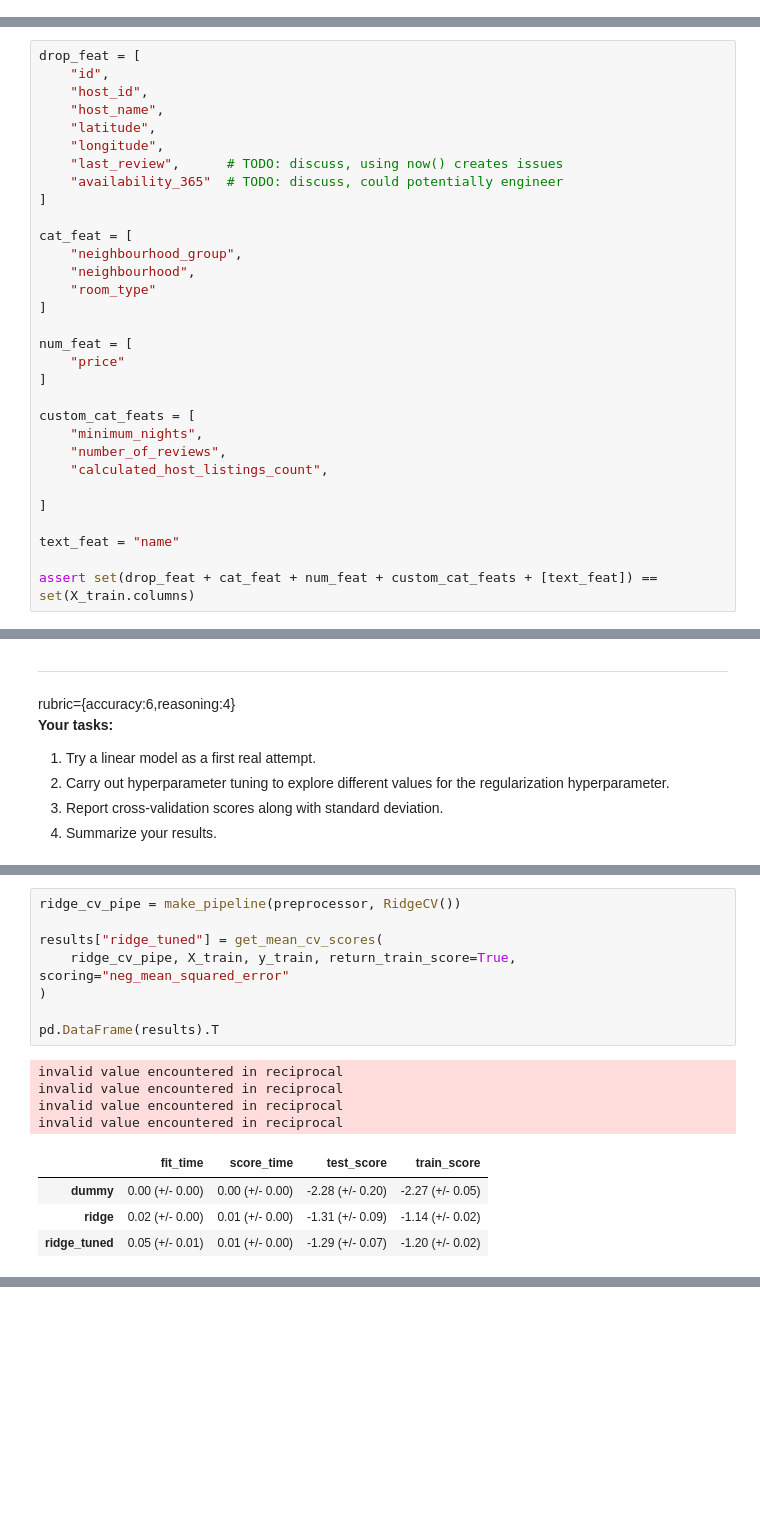
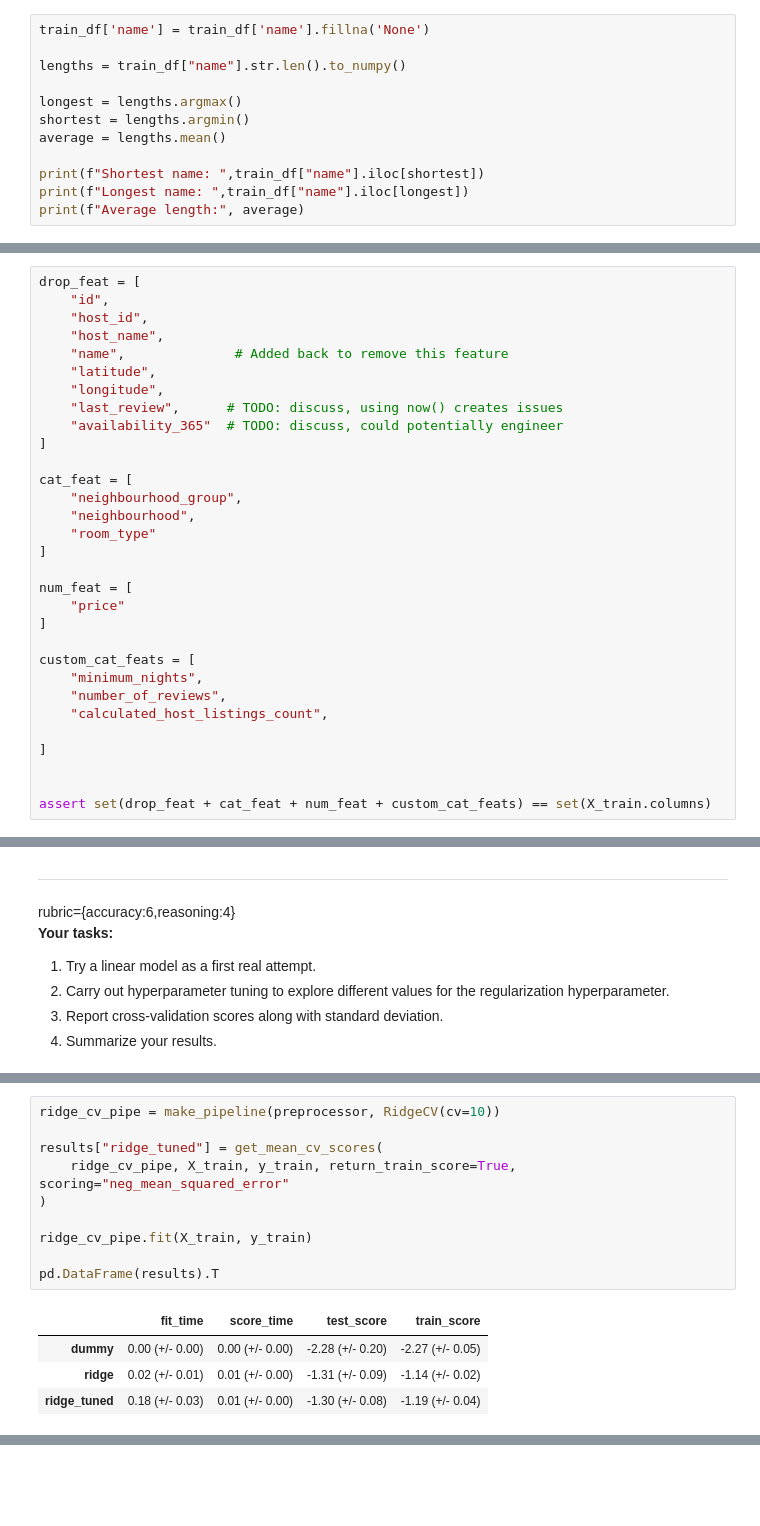
Before and after one commit to mel-liow/ml-nyc-airbnb, a Jupyter notebook: analysis.ipynb, the cells around one changed output, grey strips where cells are left out. Cells and saved outputs as stored; diff of their text form; blank space fills up the shorter version.

```diff
--- a/analysis.ipynb
+++ b/analysis.ipynb
@@ -341,0 +348,12 @@ We will use root mean squared error as the main metric to assess our model.  We
+# %%
+train_df['name'] = train_df['name'].fillna('None')
+
+lengths = train_df["name"].str.len().to_numpy()
+
+longest = lengths.argmax()
+shortest = lengths.argmin()
+average = lengths.mean()
+
+print(f"Shortest name: ",train_df["name"].iloc[shortest])
+print(f"Longest name: ",train_df["name"].iloc[longest])
+print(f"Average length:", average)
@@ -431,6 +488,7 @@ drop_feat = [
     "id",
     "host_id",
     "host_name",
+    "name",              # Added back to remove this feature
     "latitude",
     "longitude",
     "last_review",      # TODO: discuss, using now() creates issues
@@ -454,9 +512,8 @@ custom_cat_feats = [
 
 ]
 
-text_feat = "name"
 
-assert set(drop_feat + cat_feat + num_feat + custom_cat_feats + [text_feat]) == set(X_train.columns)
+assert set(drop_feat + cat_feat + num_feat + custom_cat_feats) == set(X_train.columns)
 # %% [markdown]
 ### Dropped features:
 - `longitude` and `latitude`: From the EDA we have to decided to drop longitude and latitude based on the fact that we have geographical boundaries encoded by the `neighbourhood_group` and `neighbourhood` features.
@@ -590,18 +652,16 @@ pd.DataFrame(results).T
 # %%
-ridge_cv_pipe = make_pipeline(preprocessor, RidgeCV())
+ridge_cv_pipe = make_pipeline(preprocessor, RidgeCV(cv=10))
 
 results["ridge_tuned"] = get_mean_cv_scores(
     ridge_cv_pipe, X_train, y_train, return_train_score=True, scoring="neg_mean_squared_error"
 )
 
+ridge_cv_pipe.fit(X_train, y_train)
+
 pd.DataFrame(results).T
 # %% [output]
-invalid value encountered in reciprocal
-invalid value encountered in reciprocal
-invalid value encountered in reciprocal
-invalid value encountered in reciprocal
 |  | fit_time | score_time | test_score | train_score |
 | dummy | 0.00 (+/- 0.00) | 0.00 (+/- 0.00) | -2.28 (+/- 0.20) | -2.27 (+/- 0.05) |
-| ridge | 0.02 (+/- 0.00) | 0.01 (+/- 0.00) | -1.31 (+/- 0.09) | -1.14 (+/- 0.02) |
-| ridge_tuned | 0.05 (+/- 0.01) | 0.01 (+/- 0.00) | -1.29 (+/- 0.07) | -1.20 (+/- 0.02) |
+| ridge | 0.02 (+/- 0.01) | 0.01 (+/- 0.00) | -1.31 (+/- 0.09) | -1.14 (+/- 0.02) |
+| ridge_tuned | 0.18 (+/- 0.03) | 0.01 (+/- 0.00) | -1.30 (+/- 0.08) | -1.19 (+/- 0.04) |
 # %% [markdown]
```
Also changed, not shown: parts of 42 cells of this notebook.
